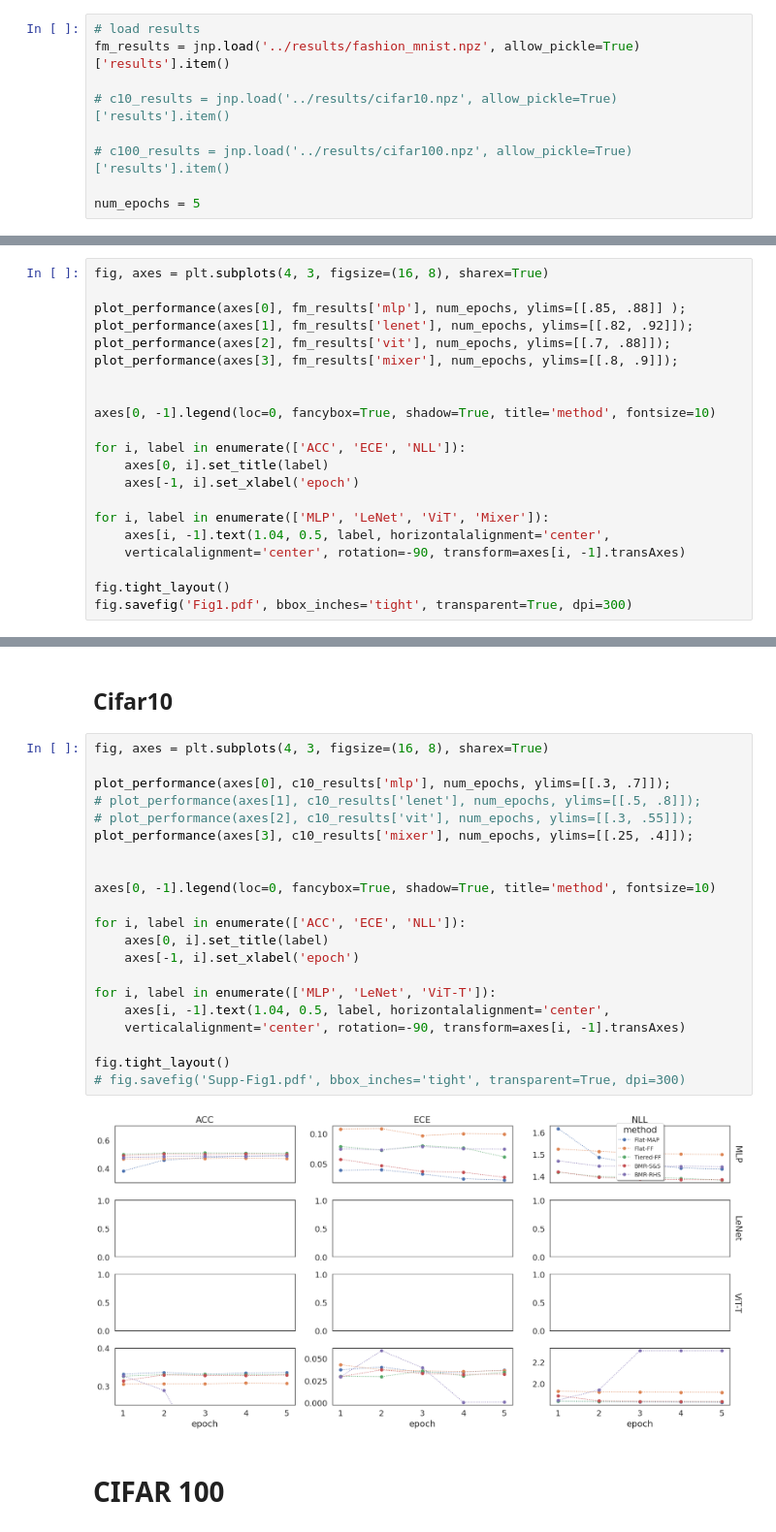
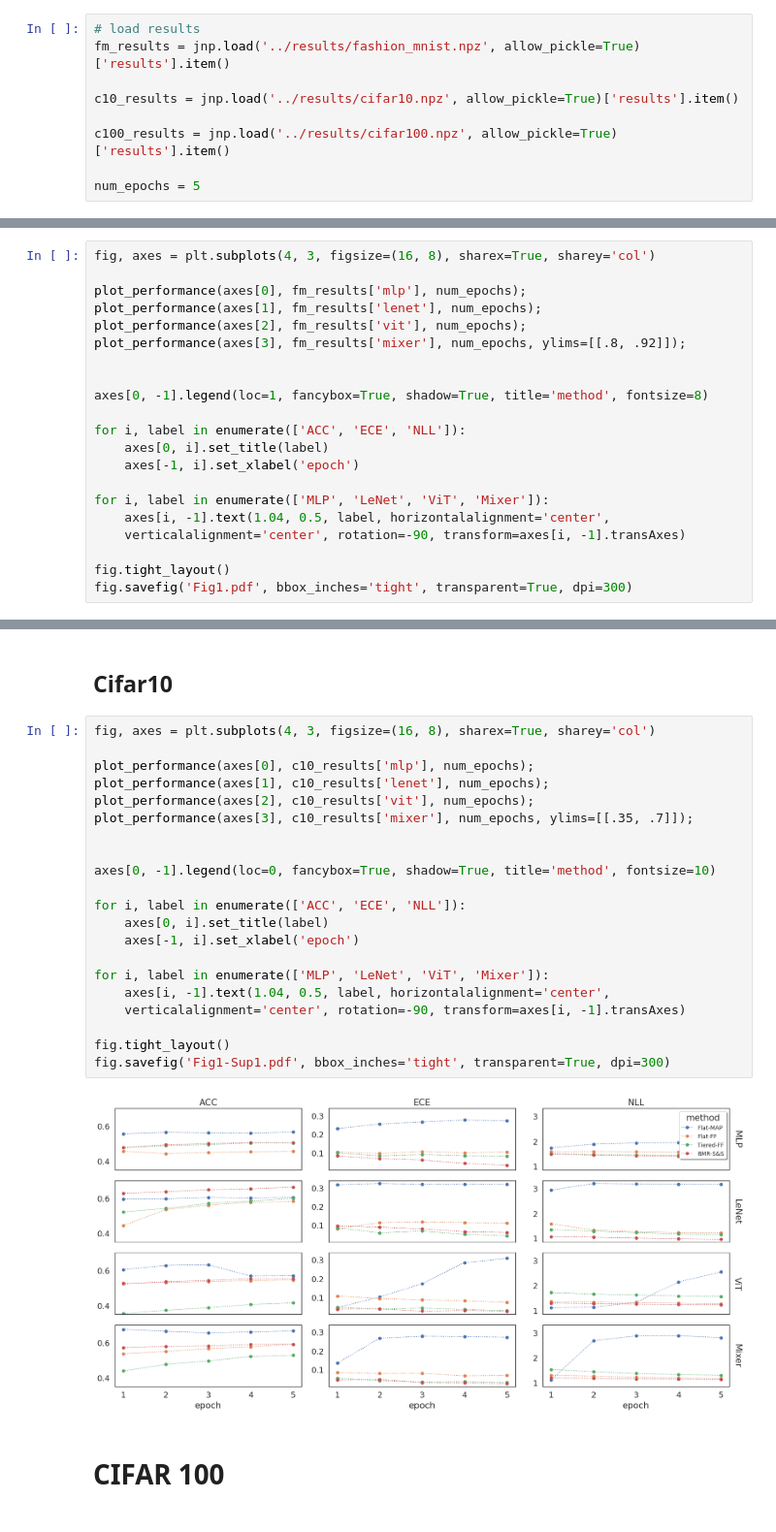
Before and after one commit to dimarkov/bmr4pml, a Jupyter notebook: notebooks/plot_comparison_results.ipynb, the cells around one changed output, grey strips where cells are left out. Shown at 97% size. Saved outputs shown, nothing was run; the diff lists cells and outputs as text.

Commit message:
updated plots

```diff
--- a/notebooks/plot_comparison_results.ipynb
+++ b/notebooks/plot_comparison_results.ipynb
@@ -52,23 +42,23 @@ def plot_compression(results, num_epochs, labels=['mlp', 'lenet', 'vit']):
 # load results
 fm_results = jnp.load('../results/fashion_mnist.npz', allow_pickle=True)['results'].item()
 
-# c10_results = jnp.load('../results/cifar10.npz', allow_pickle=True)['results'].item()
+c10_results = jnp.load('../results/cifar10.npz', allow_pickle=True)['results'].item()
 
-# c100_results = jnp.load('../results/cifar100.npz', allow_pickle=True)['results'].item()
+c100_results = jnp.load('../results/cifar100.npz', allow_pickle=True)['results'].item()
 
 num_epochs = 5
 # %% [markdown]
 # Fashion MNIST
 # %%
-fig, axes = plt.subplots(4, 3, figsize=(16, 8), sharex=True)
+fig, axes = plt.subplots(4, 3, figsize=(16, 8), sharex=True, sharey='col')
 
-plot_performance(axes[0], fm_results['mlp'], num_epochs, ylims=[[.85, .88]] );
-plot_performance(axes[1], fm_results['lenet'], num_epochs, ylims=[[.82, .92]]);
-plot_performance(axes[2], fm_results['vit'], num_epochs, ylims=[[.7, .88]]);
-plot_performance(axes[3], fm_results['mixer'], num_epochs, ylims=[[.8, .9]]);
+plot_performance(axes[0], fm_results['mlp'], num_epochs);
+plot_performance(axes[1], fm_results['lenet'], num_epochs);
+plot_performance(axes[2], fm_results['vit'], num_epochs);
+plot_performance(axes[3], fm_results['mixer'], num_epochs, ylims=[[.8, .92]]);
 
 
-axes[0, -1].legend(loc=0, fancybox=True, shadow=True, title='method', fontsize=10)
+axes[0, -1].legend(loc=1, fancybox=True, shadow=True, title='method', fontsize=8)
 
 for i, label in enumerate(['ACC', 'ECE', 'NLL']):
     axes[0, i].set_title(label)
@@ -85,28 +75,28 @@ fig.savefig('Fig1.pdf', bbox_inches='tight', transparent=True, dpi=300)
 # %% [markdown]
 ## Cifar10
 # %%
-fig, axes = plt.subplots(4, 3, figsize=(16, 8), sharex=True)
+fig, axes = plt.subplots(4, 3, figsize=(16, 8), sharex=True, sharey='col')
 
-plot_performance(axes[0], c10_results['mlp'], num_epochs, ylims=[[.3, .7]]);
-# plot_performance(axes[1], c10_results['lenet'], num_epochs, ylims=[[.5, .8]]);
-# plot_performance(axes[2], c10_results['vit'], num_epochs, ylims=[[.3, .55]]);
-plot_performance(axes[3], c10_results['mixer'], num_epochs, ylims=[[.25, .4]]);
+plot_performance(axes[0], c10_results['mlp'], num_epochs);
+plot_performance(axes[1], c10_results['lenet'], num_epochs);
+plot_performance(axes[2], c10_results['vit'], num_epochs);
+plot_performance(axes[3], c10_results['mixer'], num_epochs, ylims=[[.35, .7]]);
 
 
 axes[0, -1].legend(loc=0, fancybox=True, shadow=True, title='method', fontsize=10)
 
 for i, label in enumerate(['ACC', 'ECE', 'NLL']):
     axes[0, i].set_title(label)
     axes[-1, i].set_xlabel('epoch')
 
-for i, label in enumerate(['MLP', 'LeNet', 'ViT-T']):
+for i, label in enumerate(['MLP', 'LeNet', 'ViT', 'Mixer']):
     axes[i, -1].text(1.04, 0.5, label, horizontalalignment='center',
     verticalalignment='center', rotation=-90, transform=axes[i, -1].transAxes)
 
 fig.tight_layout()
-# fig.savefig('Supp-Fig1.pdf', bbox_inches='tight', transparent=True, dpi=300)
+fig.savefig('Fig1-Sup1.pdf', bbox_inches='tight', transparent=True, dpi=300)
 # %% [output]
-[figure, old version]
+[figure, new version]
 # %% [markdown]
 # CIFAR 100
 # %%
```
Also changed, not shown: parts of 15 cells of this notebook, 1 other file.
